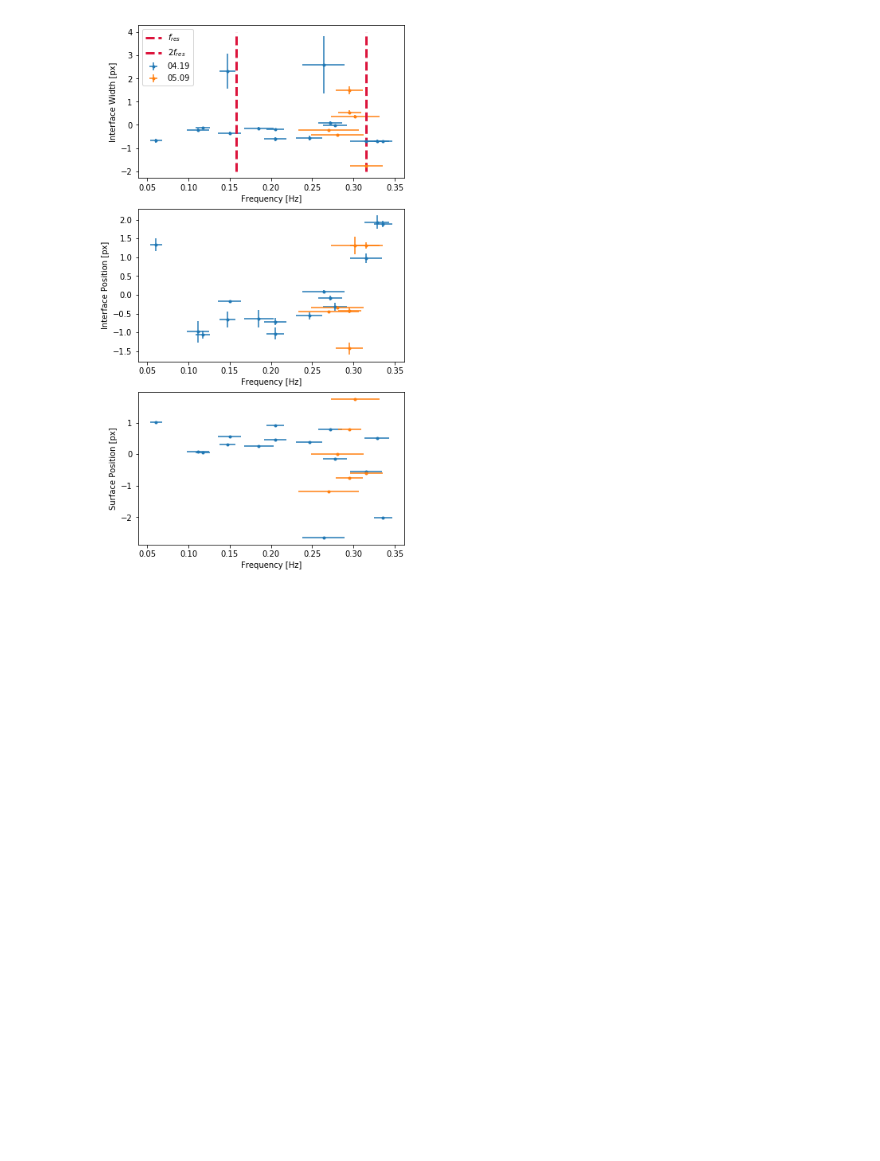
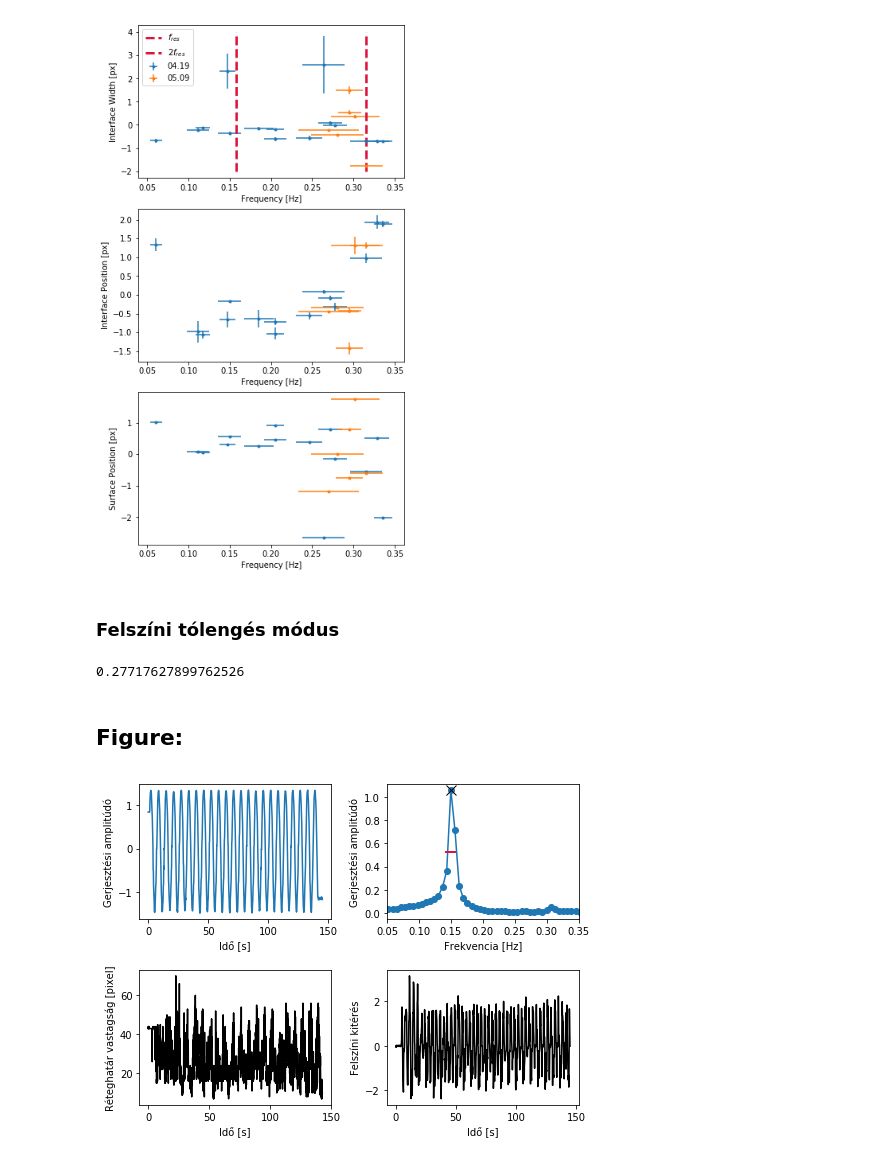
Before and after one commit to balintkaszas/boSchlieren, a Jupyter notebook: 0511_noramp.ipynb, the cells around one changed output. Drawn from its saved outputs; the diff is of its cells as text; code cells hidden in the pictures; blank space fills up the shorter version.

```diff
--- a/0511_noramp.ipynb
+++ b/0511_noramp.ipynb
@@ -405,3 +430,49 @@ ax1.legend(loc='upper left')
 # %% [output]
 <matplotlib.legend.Legend at 0x...>
 [figure]
+# %% [markdown]
+### Felszíni tólengés módus
+# %%
+1./(2*2.26/(np.sqrt(9.81*0.16)))
+# %% [output]
+0.27717627899762526
+# %% [markdown]
+## Figure:
+# %%
+e = '085V'
+fig, axes = plt.subplots(2, 2)
+driving = np.loadtxt('C:/Users/balin/Docs/boSchlieren/data0419/timeseries/driving/%s' %e, skiprows=2)
+surface = np.loadtxt('C:/Users/balin/Docs/boSchlieren/data0419/timeseries/surfaceresponse/%s' %e, skiprows=2)
+axes[0,0].plot(driving[:,0], normalize(driving[:,1]), '-')
+axes[1,1].plot(surface[:,0], normalize(surface[:,1]), '-', c='black')
+x = driving
+dt = x[:,0][1] - x[:,0][0]
+np_fft = np.fft.fft(normalize(x[:,1]))
+n_samples = len(x)
+T = dt*n_samples
+df = 1./T
+amplitudes = 2./n_samples * np.abs(np_fft)
+frequencies = np.fft.fftfreq(n_samples) * n_samples*df
+peaks, _ = find_peaks(amplitudes[:len(np_fft)//2], height = np.max(amplitudes)/2.)
+results_half = peak_widths(amplitudes[:len(np_fft)//2], peaks, rel_height=0.5)
+axes[0,1].plot(frequencies[:len(frequencies)//2], amplitudes[:len(np_fft)//2], '-o')
+axes[0,1].plot(frequencies[:len(frequencies)//2][peaks], amplitudes[:len(np_fft)//2][peaks], "x", c='black', markersize=10)
+axes[0,1].set_xlim(0.05, 0.35)
+drawLine(frequencies[:len(frequencies)//2][peaks[0]], amplitudes[:len(frequencies)//2][peaks[0]]/2., results_half[0][0]*df, axes[0,1])
+data = np.loadtxt('C:/Users/balin/Docs/boSchlieren/data0419/measured/%s.txt' %e)
+times = np.arange(0., len(data), 1)/29.18
+axes[1,0].plot(times, (data[:,1]), c='black')
+axes[0,0].set_xlabel('Idő [s]')
+axes[1,0].set_xlabel('Idő [s]')
+axes[1,1].set_xlabel('Idő [s]')
+axes[0,1].set_xlabel('Frekvencia [Hz]')
+axes[0,0].set_ylabel('Gerjesztési amplitúdó')
+axes[0,1].set_ylabel('Gerjesztési amplitúdó')
+axes[1,0].set_ylabel('Réteghatár vastagság [pixel]')
+axes[1,1].set_ylabel('Felszíni kitérés')
+ratio = 8./6.
+fig.set_size_inches(3.5*2, 3.5*2/ratio)
+fig.tight_layout()
+plt.savefig('timeseries.pdf', bbox_inches='tight')
+# %% [output]
+[figure, added]
```
Also changed, not shown: parts of 5 cells of this notebook, 2 other files.
